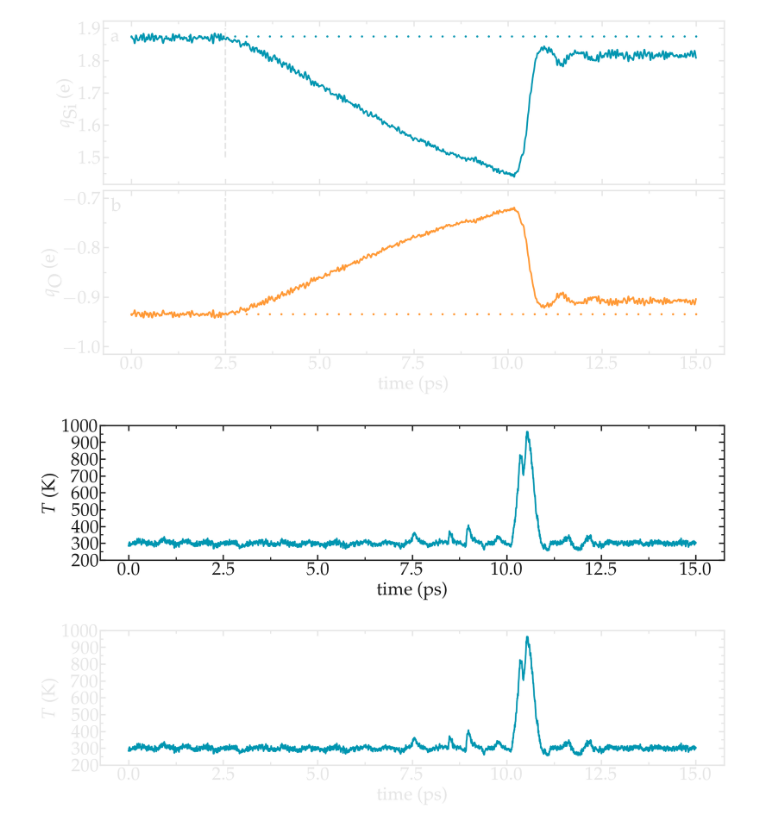
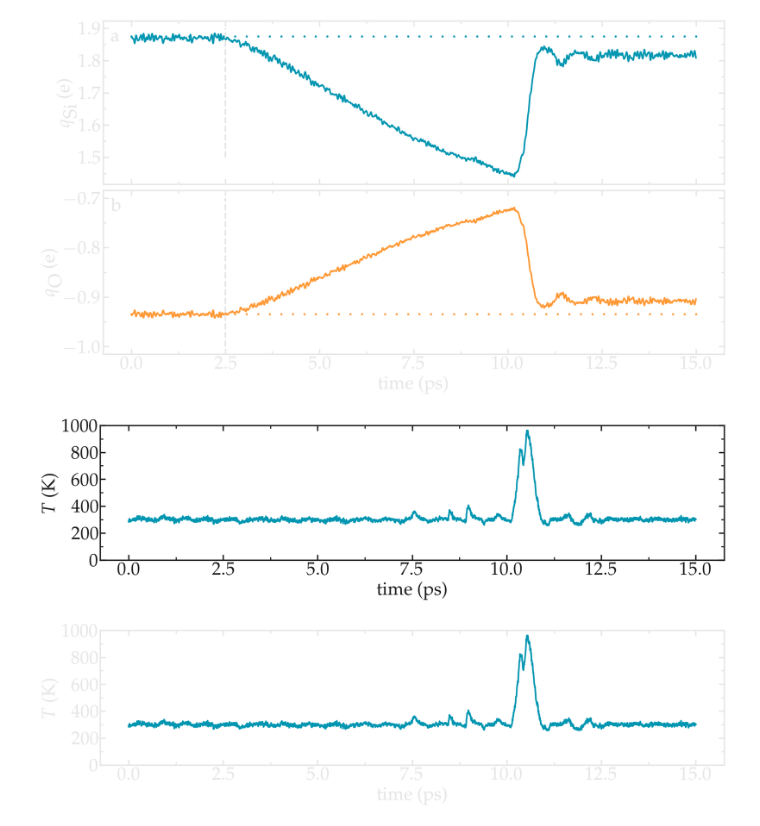
Before and after one commit to lammpstutorials/lammpstutorials.github.io, a Jupyter notebook: inputs/level3/reactive-silicon-dioxide/Deform/plot_charge_temperature.ipynb, the cells around one changed output. Saved outputs shown, nothing was run; the diff lists cells and outputs as text; code cells hidden in the pictures.

```diff
--- a/inputs/level3/reactive-silicon-dioxide/Deform/plot_charge_temperature.ipynb
+++ b/inputs/level3/reactive-silicon-dioxide/Deform/plot_charge_temperature.ipynb
@@ -58,15 +58,15 @@ for mode, mygray in zip(['light', 'dark'], [colors["lightgray"], colors["darkgra
 # %%
 filename = "deformed-temperature"
 for mode, mygray in zip(['light', 'dark'], [colors["lightgray"], colors["darkgray"]]):
     fig = plt.figure(figsize=(18,5))
     ax, n, l_tot, c_tot = [], 0, 1, 1
     n += 1
     ax.append(plt.subplot(l_tot, c_tot, n))
     ax[-1].plot(time/1000, temp, color=colors["myblue"], linewidth=3)
     complete_panel(ax[-1], r'time (ps)', r'$T$ (K)', legend=False, axis_color=mygray)
-    set_boundaries(plt, x_ticks=np.arange(0, 16, 2.5), y_ticks=np.arange(200, 1100, 100))
+    set_boundaries(plt, x_ticks=np.arange(0, 16, 2.5), y_ticks=np.arange(0, 1100, 200))
     # add_subplotlabels(fig, ax, ["a", "b"], color=mygray)
     save_figure(fig, mode, git_path, path_figures, filename)
 # %% [output]
-[figure, old version]
+[figure, new version]
-[figure, old version]
+[figure, new version]
```
Also changed, not shown: 22 other files.
